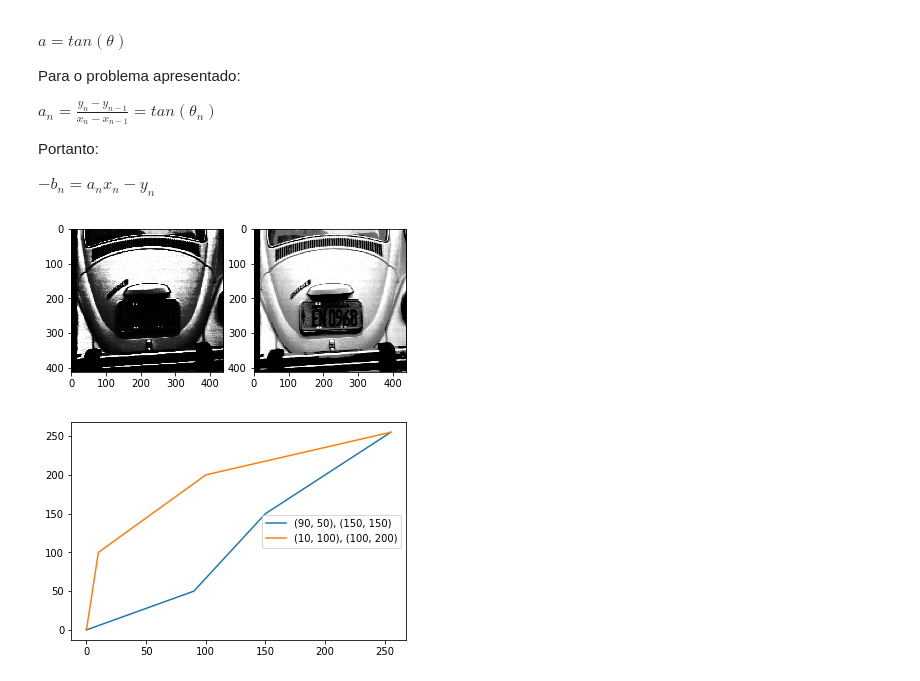
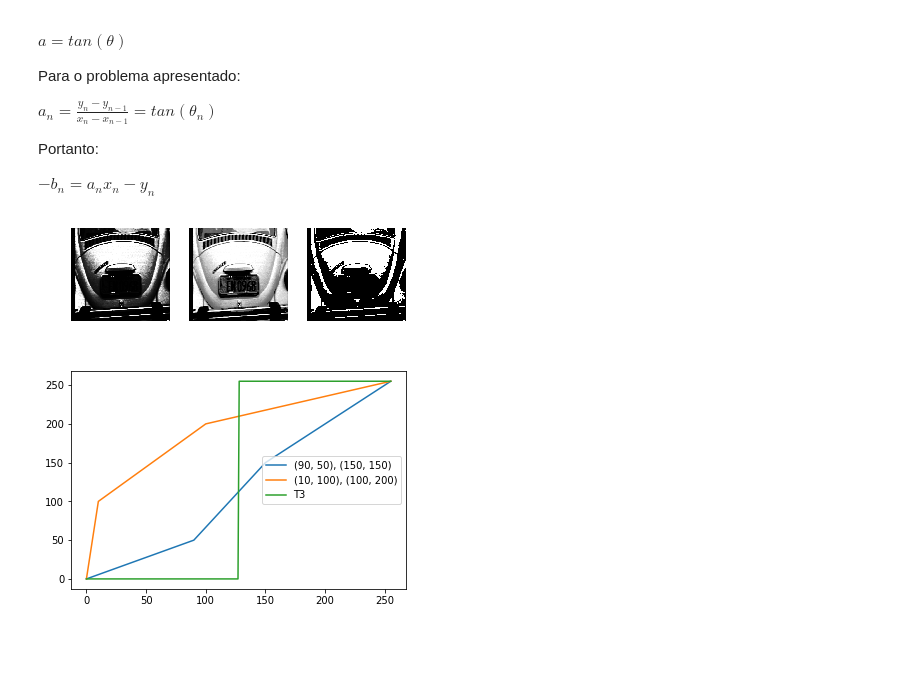
Before and after one commit to ferseiti/ia898, a Jupyter notebook: 2S2018/IA898A_Ex03_FernandoFurusato.ipynb, the cells around one changed output. Saved outputs shown, nothing was run; the diff lists cells and outputs as text; code cells hidden in the pictures; blank space fills up the shorter version.

```diff
--- a/2S2018/IA898A_Ex03_FernandoFurusato.ipynb
+++ b/2S2018/IA898A_Ex03_FernandoFurusato.ipynb
@@ -296,24 +319,38 @@ def transform(x1y1=(20, 100), x2y2=(100,200), x3y3=(255,255), res=256):
 # %%
 from math import pi
-Tfinal1 = transform((90,50),(150,150))
-Tfinal2 = transform((10,100),(100,200),(255,255),256)
+xaya = (90, 50)
+xbyb = (150, 150)
+Tfinal1 = transform(xaya,xbyb)
+
+xaya = (10, 100)
+xbyb = (100, 200)
+Tfinal2 = transform(xaya, xbyb)
+
+xaya = (128, 0)
+xbyb = (128, 255)
+Tfinal3 = transform(xaya, xbyb)
 
 normalized_f = normalize(f, [0,255])
 ffinal1=Tfinal1[normalized_f]
 
-plt.subplot(121)
-plt.imshow(ffinal1,cmap='gray')
+plt.subplot(131).axis('off')
+plt.imshow(ffinal1, cmap='gray', vmax=255)
 
-plt.subplot(122)
+plt.subplot(132).axis('off')
 ffinal2=Tfinal2[normalized_f]
-plt.imshow(ffinal2,cmap='gray')
+plt.imshow(ffinal2, cmap='gray', vmax=255)
+
+plt.subplot(133).axis('off')
+ffinal3=Tfinal3[normalized_f]
+plt.imshow(ffinal3, cmap='gray', vmax=255)
 
 plt.show()
 
 plt.plot(Tfinal1)
 plt.plot(Tfinal2)
-plt.legend(['{}, {}'.format((90,50),(150,150)), '{}, {}'.format((10,100),(100,200))], loc='right')
+plt.plot(Tfinal3)
+plt.legend(['{}, {}'.format((90,50),(150,150)), '{}, {}'.format((10,100),(100,200)), 'T3'], loc='right')
 plt.show()
 # %% [output]
-[figure, old version]
+[figure, new version]
-[figure, old version]
+[figure, new version]
```
Also changed, not shown: parts of 16 cells of this notebook.
